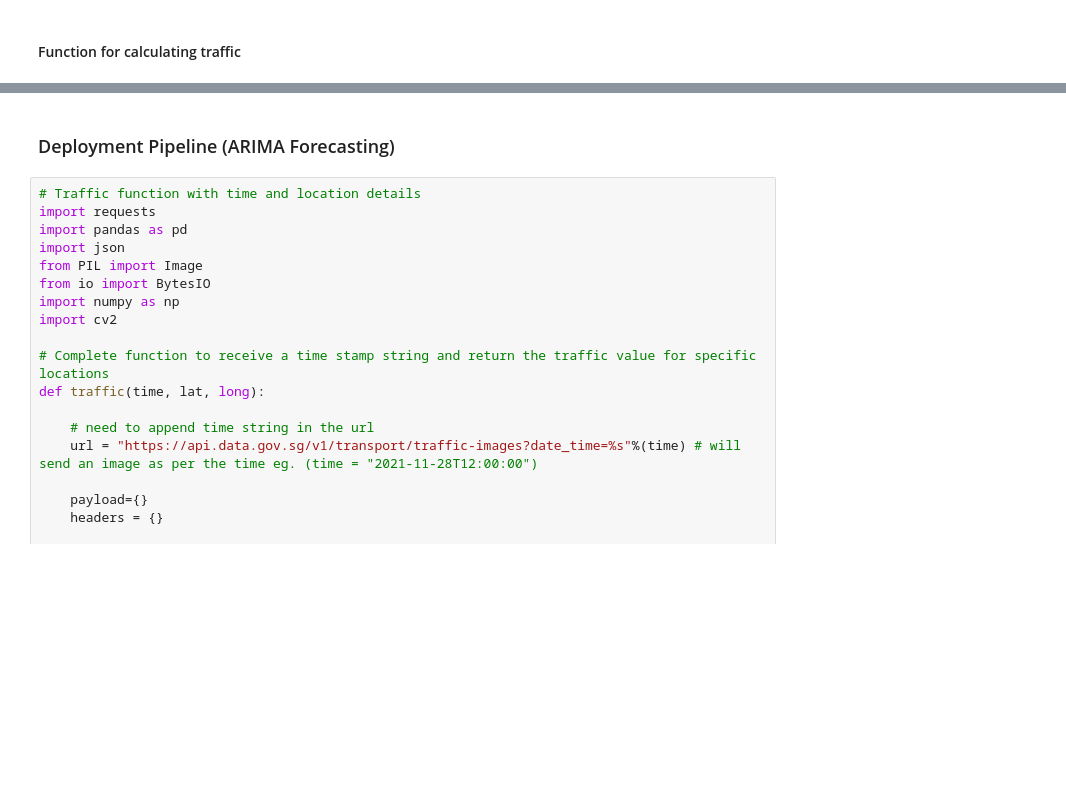
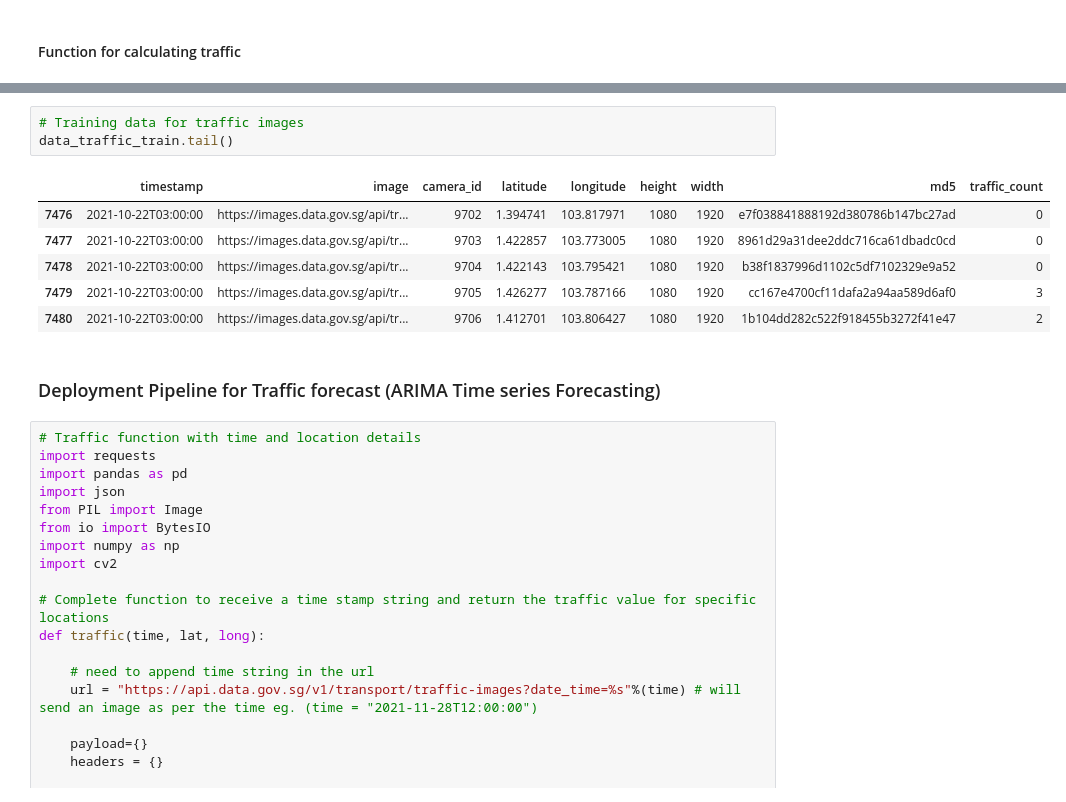
Before and after one commit to apurv-garg/Traffic_forecast, a Jupyter notebook: Model pipeline.ipynb, the cells around one changed output, grey strips where cells are left out. Saved outputs shown, nothing was run; the diff lists cells and outputs as text; blank space fills up the shorter version.

Commit message:
Add files via upload
Added Traffic training data for 1 month and latest jupyter notebook code

```diff
--- a/Model pipeline.ipynb
+++ b/Model pipeline.ipynb
@@ -276,5 +277,15 @@ OSError: image file is truncated (7 bytes not processed)
+# %%
+# Training data for traffic images
+data_traffic_train.tail()
+# %% [output]
+|  | timestamp | image | camera_id | latitude | longitude | height | width | md5 | traffic_count |
+| 7476 | 2021-10-22T03:00:00 | https://images.data.gov.sg/api/tr... | 9702 | 1.394741 | 103.817971 | 1080 | 1920 | e7f038841888192d380786b147bc27ad | 0 |
+| 7477 | 2021-10-22T03:00:00 | https://images.data.gov.sg/api/tr... | 9703 | 1.422857 | 103.773005 | 1080 | 1920 | 8961d29a31dee2ddc716ca61dbadc0cd | 0 |
+| 7478 | 2021-10-22T03:00:00 | https://images.data.gov.sg/api/tr... | 9704 | 1.422143 | 103.795421 | 1080 | 1920 | b38f1837996d1102c5df7102329e9a52 | 0 |
+| 7479 | 2021-10-22T03:00:00 | https://images.data.gov.sg/api/tr... | 9705 | 1.426277 | 103.787166 | 1080 | 1920 | cc167e4700cf11dafa2a94aa589d6af0 | 3 |
+| 7480 | 2021-10-22T03:00:00 | https://images.data.gov.sg/api/tr... | 9706 | 1.412701 | 103.806427 | 1080 | 1920 | 1b104dd282c522f918455b3272f41e47 | 2 |
 # %% [markdown]
-### Deployment Pipeline (ARIMA Forecasting)
+### Deployment Pipeline for Traffic forecast (ARIMA Time series Forecasting)
 # %%
 # Traffic function with time and location details
 import requests
```
Also changed, not shown: parts of 5 cells of this notebook, 1 other file.
